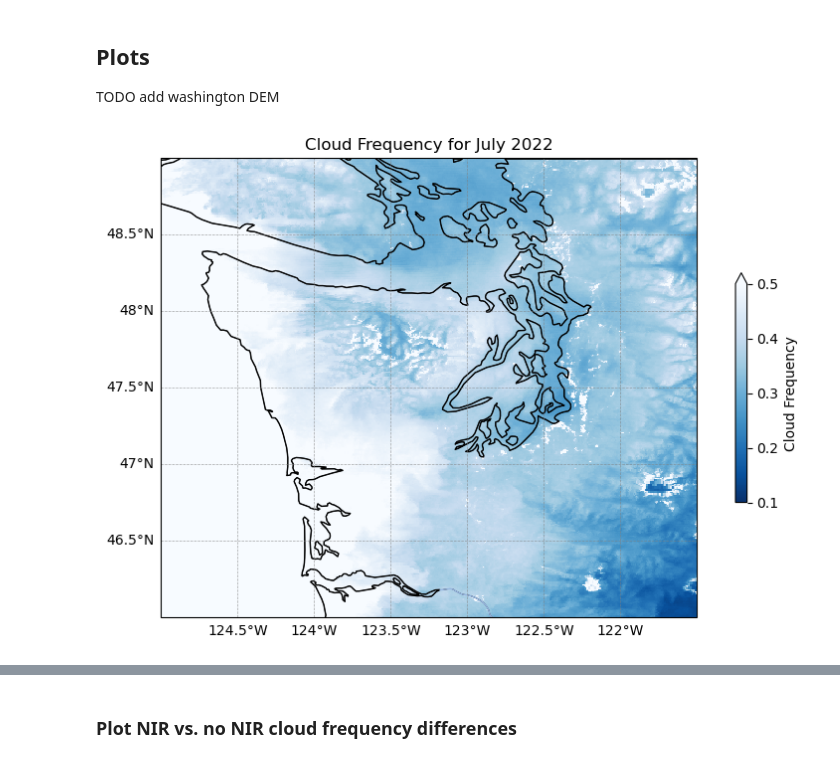
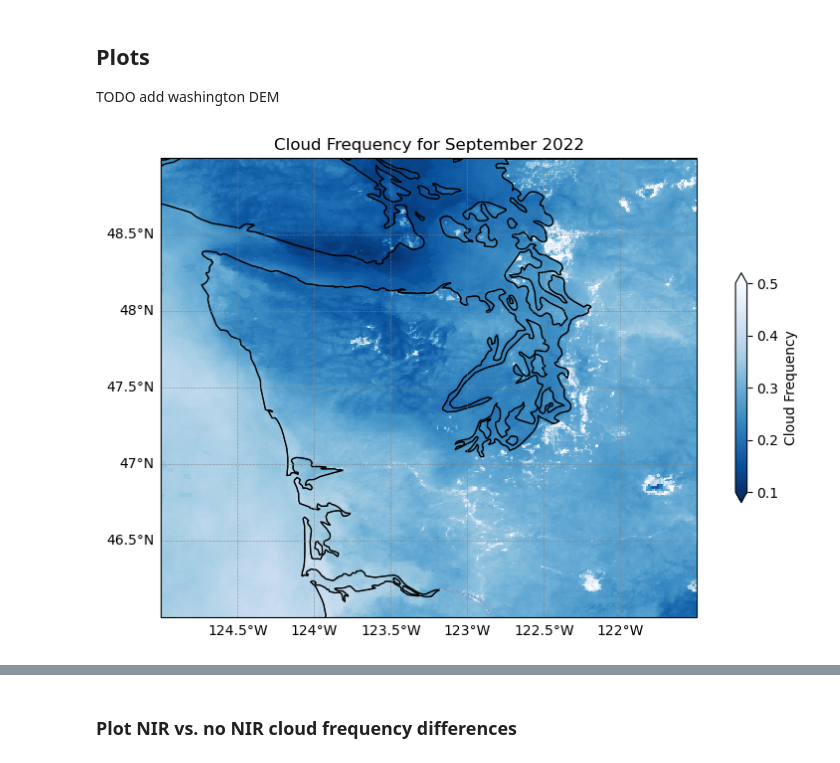
Before and after one commit to clinton-alden/goes_clouds, a Jupyter notebook: analysis/06a_cloud_frequency_washington.ipynb, the cells around one changed output, grey strips where cells are left out. Drawn from its saved outputs; the diff is of its cells as text; code cells hidden in the pictures.

```diff
--- a/analysis/06a_cloud_frequency_washington.ipynb
+++ b/analysis/06a_cloud_frequency_washington.ipynb
@@ -62,36 +62,36 @@ with rasterio.open(dem_path) as src:
 plt.figure(figsize=(10, 6))
 ax = plt.axes(projection=ccrs.PlateCarree())  # Use PlateCarree for geographic data
 
 # Plot the data
-jul_cloud_freq.monthly_frequency.plot(
+sep_cloud_freq.monthly_frequency.plot(
     ax=ax,
     cmap="Blues_r",
     transform=ccrs.PlateCarree(),  # Specify the data's coordinate system
     cbar_kwargs={'label': 'Cloud Frequency', 'shrink': 0.5},
     vmin=0.1, vmax=0.5  # Set color scale limits
 )
 
 # Add state outlines and coastlines
 ax.add_feature(cfeature.COASTLINE, linewidth=1, edgecolor='black')
 ax.add_feature(cfeature.STATES, linewidth=0.5, edgecolor='black')
 ax.add_feature(cfeature.LAKES, edgecolor="black")
 ax.add_feature(cfeature.RIVERS)
 # Add gridlines with latitude and longitude labels
 gridlines = ax.gridlines(draw_labels=True, linewidth=0.5, color='gray', alpha=0.7, linestyle='--')
 gridlines.top_labels = False  # Disable top labels
 gridlines.right_labels = False  # Disable right labels
 gridlines.xlabel_style = {'size': 10, 'color': 'black'}
 gridlines.ylabel_style = {'size': 10, 'color': 'black'}
 
 
 # Add title and labels
-plt.title(f"Cloud Frequency for July 2022")
+plt.title(f"Cloud Frequency for September 2022")
 plt.xlabel("Longitude")
 plt.ylabel("Latitude")
 
 ax.set_extent([-125, -121.5, 46, 49], crs=ccrs.PlateCarree()) # Western Washington
 # %% [output]
-[figure, old version]
+[figure, new version]
 # %%
 # Create the plot with Cartopy projection
 plt.figure(figsize=(10, 6))
```
Also changed, not shown: parts of 1 cell of this notebook, 6 other files.
